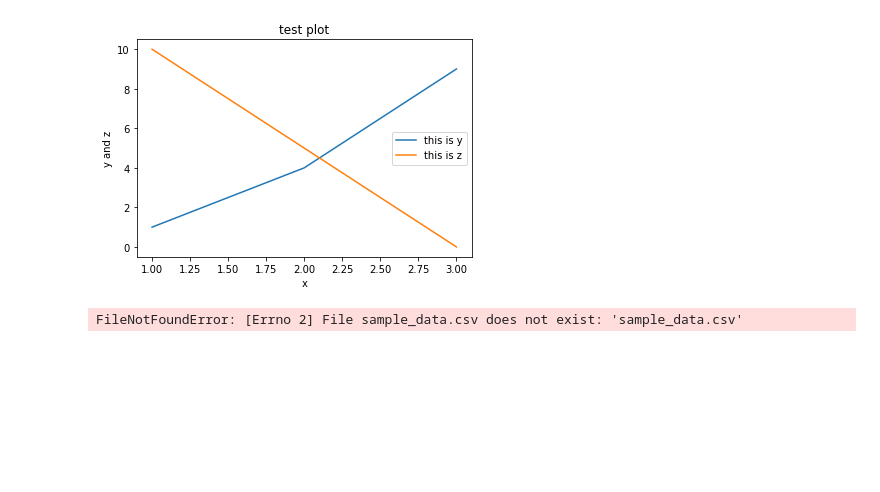
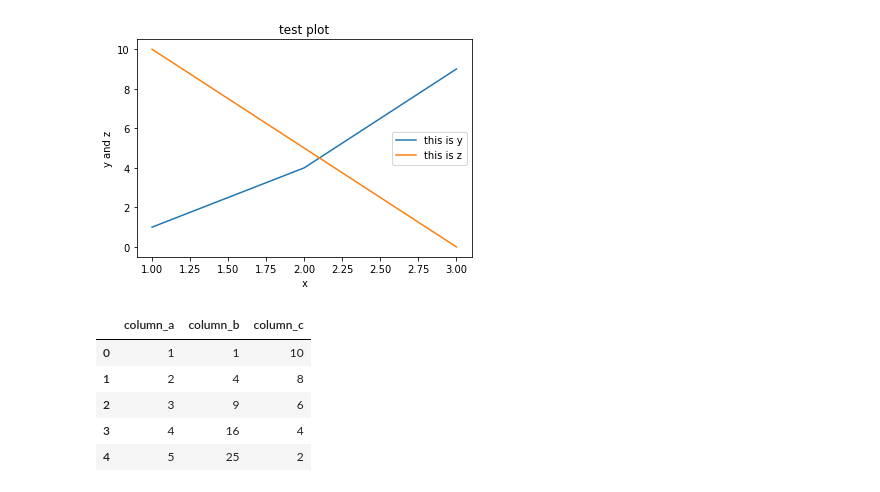
Before and after one commit to Zeke-Woods/module2_intro_to_pandas, a Jupyter notebook: data_visualizaton_with_python(matplot).ipynb, the cells around one changed output. Cells and saved outputs as stored; diff of their text form; code cells hidden in the pictures; blank space fills up the shorter version.

```diff
--- a/data_visualizaton_with_python(matplot).ipynb
+++ b/data_visualizaton_with_python(matplot).ipynb
@@ -17,6 +19,13 @@ plt.show
 <function matplotlib.pyplot.show(*args, **kw)>
 [figure]
 # %%
-sample_data = pd.read_csv('sample_data.csv')
+sample_data = pd.read_csv('./data/sample_data.csv')
-# %% [output]
-FileNotFoundError: [Errno 2] File sample_data.csv does not exist: 'sample_data.csv'
+# %%
+sample_data
+# %% [output]
+|  | column_a | column_b | column_c |
+| 0 | 1 | 1 | 10 |
+| 1 | 2 | 4 | 8 |
+| 2 | 3 | 9 | 6 |
+| 3 | 4 | 16 | 4 |
+| 4 | 5 | 25 | 2 |
```
Also changed, not shown: parts of 14 cells of this notebook, 2 other files.
